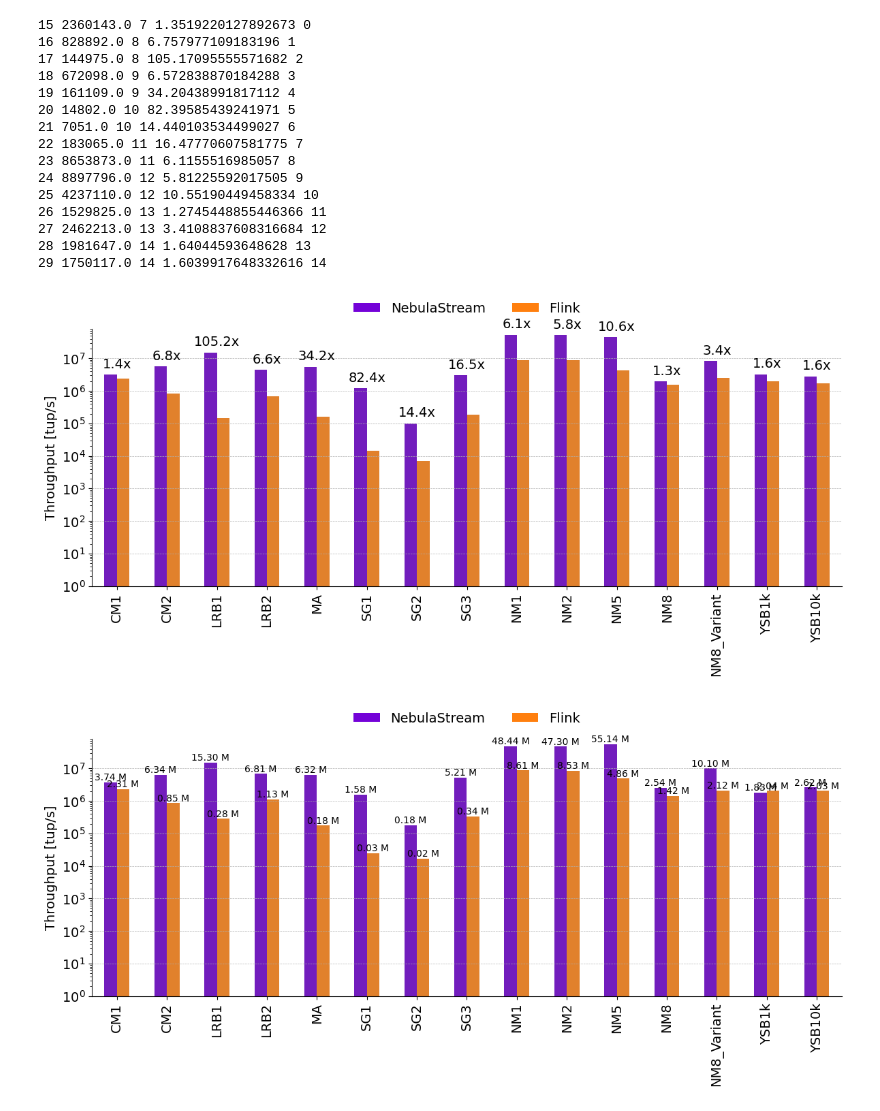
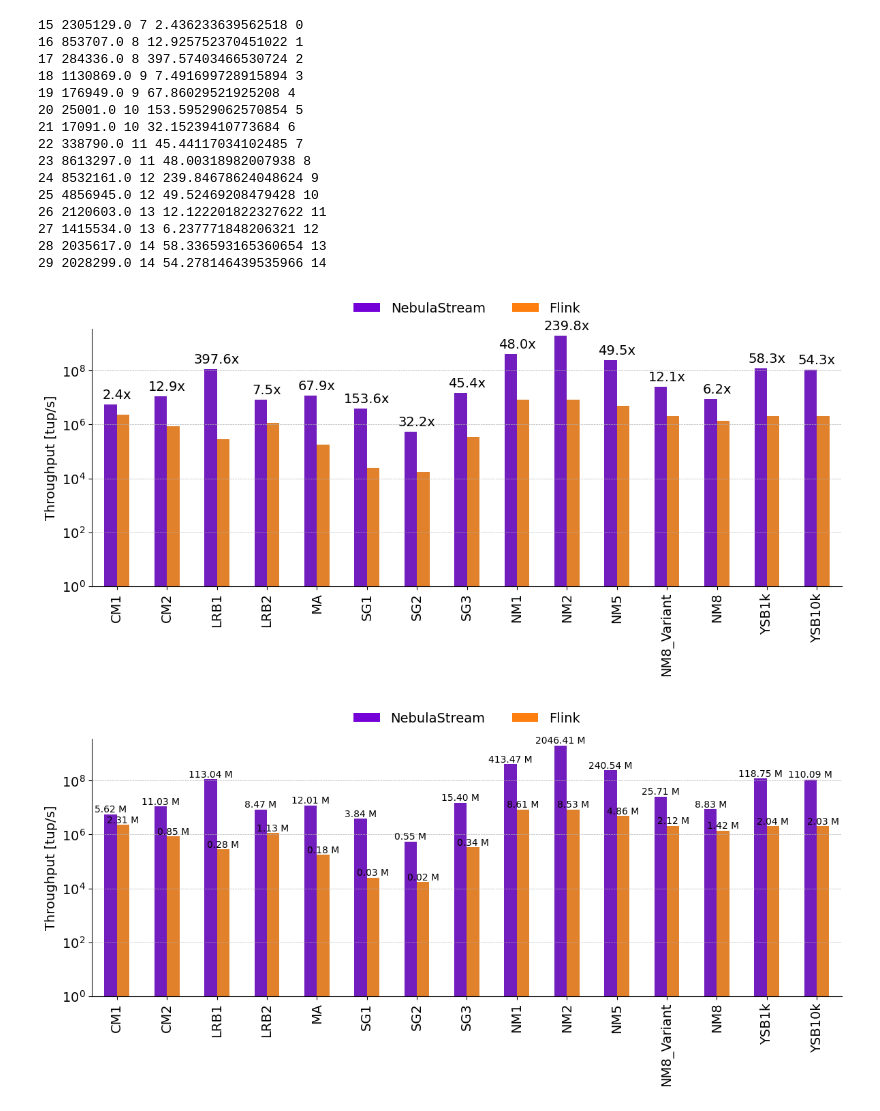
Before and after one commit to keyseven123/engine-statemanagement-paper, a Jupyter notebook: scripts/benchmarking/e2e/plots/SystemComparisonPlots.ipynb, the cells around one changed output. Cells and saved outputs as stored; diff of their text form; code cells hidden in the pictures.

```diff
--- a/scripts/benchmarking/e2e/plots/SystemComparisonPlots.ipynb
+++ b/scripts/benchmarking/e2e/plots/SystemComparisonPlots.ipynb
@@ -43,8 +43,9 @@ df_concatenated
 # %%
-# Filter data for numberOfWorkerThreads == 8
-noThreads = 8
+# Filter data for numberOfWorkerThreads == 16
+noThreads = 16
 df_filtered = df_concatenated[df_concatenated['parallelism'] == noThreads]
 hue_order = ['NebulaStream', 'Flink']
+x_order = ["CM1", "CM2", "LRB1", "LRB2", "MA", "SG1", "SG2", "SG3", "NM1", "NM2", "NM5", "NM8_Variant", "NM8", "YSB1k", "YSB10k"]
 custom_palette = ["#7402d8", "#ff7f0e"]
 legend_handles = [
     Patch(facecolor=custom_palette[0], label='NebulaStream'),
@@ -54,7 +55,7 @@ legend_handles = [
 #df_filtered = df_concatenated
 # Create and save the bar plot
 plt.figure(figsize=(12, 6))
-ax = sns.barplot(data=df_filtered, x='query_name', y='tuplesPerSecond', hue='system', palette=custom_palette, hue_order=hue_order, dodge=0.2, width=0.5)
+ax = sns.barplot(data=df_filtered, x='query_name', y='tuplesPerSecond', hue='system', palette=custom_palette, hue_order=hue_order, order=x_order, dodge=0.2, width=0.5)
 #plt.title(f'Tuples per Second for numberOfWorkerThreads == {noThreads}')
 plt.xticks(rotation=90, fontsize=14)
 plt.xlabel("")
@@ -105,7 +106,7 @@ legend_handles = [
 #df_filtered = df_concatenated
 # Create and save the bar plot
 plt.figure(figsize=(12, 6))
-ax = sns.barplot(data=df_filtered, x='query_name', y='tuplesPerSecond', hue='system', palette=custom_palette, hue_order=hue_order, dodge=0.2, width=0.5)
+ax = sns.barplot(data=df_filtered, x='query_name', y='tuplesPerSecond', hue='system', palette=custom_palette, hue_order=hue_order, order=x_order, dodge=0.2, width=0.5)
 #plt.title(f'Tuples per Second for numberOfWorkerThreads == {noThreads}')
 plt.xticks(rotation=90, fontsize=14)
 plt.xlabel("")
@@ -132,7 +133,7 @@ plt.legend(title='', handles=legend_handles, fontsize=14, title_fontsize=14, lab
     ncol=2,
     frameon=False)
 plt.tight_layout()
-plt.savefig(os.path.join(output_dir, 'system_comparison_abs.pdf'))
+plt.savefig(os.path.join(output_dir, 'system_comparison_listener.pdf'))
 plt.show()
 plt.close()
 # %% [output]
@@ -156,8 +157,9 @@ plt.close()
 # %%
-# Filter data for numberOfWorkerThreads == 8
-noThreads = 8
+# Filter data for numberOfWorkerThreads == 16
+noThreads = 16
 df_filtered = df_concatenated[df_concatenated['parallelism'] == noThreads]
 hue_order = ['NebulaStream', 'Flink']
+x_order = ["CM1", "CM2", "LRB1", "LRB2", "MA", "SG1", "SG2", "SG3", "NM1", "NM2", "NM5", "NM8_Variant", "NM8", "YSB1k", "YSB10k"]
 custom_palette = ["#7402d8", "#ff7f0e"]
 legend_handles = [
     Patch(facecolor=custom_palette[0], label='NebulaStream'),
@@ -167,7 +169,7 @@ legend_handles = [
 #df_filtered = df_concatenated
 # Create and save the bar plot
 plt.figure(figsize=(12, 6))
-ax = sns.barplot(data=df_filtered, x='query_name', y='tuplesPerSecond_e2e', hue='system', palette=custom_palette, hue_order=hue_order, dodge=0.2, width=0.5)
+ax = sns.barplot(data=df_filtered, x='query_name', y='tuplesPerSecond_e2e', hue='system', palette=custom_palette, hue_order=hue_order, order=x_order, dodge=0.2, width=0.5)
 #plt.title(f'Tuples per Second for numberOfWorkerThreads == {noThreads}')
 plt.xticks(rotation=90, fontsize=14)
 plt.xlabel("")
@@ -218,54 +220,54 @@ legend_handles = [
 #df_filtered = df_concatenated
 # Create and save the bar plot
 plt.figure(figsize=(12, 6))
-ax = sns.barplot(data=df_filtered, x='query_name', y='tuplesPerSecond_e2e', hue='system', palette=custom_palette, hue_order=hue_order, dodge=0.2, width=0.5)
+ax = sns.barplot(data=df_filtered, x='query_name', y='tuplesPerSecond_e2e', hue='system', palette=custom_palette, hue_order=hue_order, order=x_order, dodge=0.2, width=0.5)
 #plt.title(f'Tuples per Second for numberOfWorkerThreads == {noThreads}')
 plt.xticks(rotation=90, fontsize=14)
 plt.xlabel("")
 plt.ylabel("Throughput [tup/s]", fontsize=14)
 plt.yticks(fontsize=14)
 plt.yscale('log')
 plt.ylim(1)
 plt.grid(True, which='major', axis='y', linestyle='--', linewidth=0.5)
 
 # Remove top and right spines
 ax.spines['top'].set_visible(False)
 ax.spines['right'].set_visible(False)
 
 # Annotate the bars with values in millions per second
 for p in ax.patches:
     ax.annotate(f'{p.get_height() / 1e6:.2f} M',
                 (p.get_x() + p.get_width() / 2., p.get_height()),
                 ha='center', va='center', xytext=(0, 5),
                 textcoords='offset points')
 
 plt.legend(title='', handles=legend_handles, fontsize=14, title_fontsize=14, labels=hue_order,
     loc='upper center',
     bbox_to_anchor=(0.5, 1.15),
     ncol=2,
     frameon=False)
 plt.tight_layout()
 plt.savefig(os.path.join(output_dir, 'system_comparison_abs.pdf'))
 plt.show()
 plt.close()
 # %% [output]
-15 2360143.0 7 1.3519220127892673 0
-16 828892.0 8 6.757977109183196 1
-17 144975.0 8 105.17095555571682 2
-18 672098.0 9 6.572838870184288 3
-19 161109.0 9 34.20438991817112 4
-20 14802.0 10 82.39585439241971 5
-21 7051.0 10 14.440103534499027 6
-22 183065.0 11 16.47770607581775 7
-23 8653873.0 11 6.1155516985057 8
-24 8897796.0 12 5.81225592017505 9
-25 4237110.0 12 10.55190449458334 10
-26 1529825.0 13 1.2745448855446366 11
-27 2462213.0 13 3.4108837608316684 12
-28 1981647.0 14 1.64044593648628 13
-29 1750117.0 14 1.6039917648332616 14
+15 2305129.0 7 2.436233639562518 0
+16 853707.0 8 12.925752370451022 1
+17 284336.0 8 397.57403466530724 2
+18 1130869.0 9 7.491699728915894 3
+19 176949.0 9 67.86029521925208 4
+20 25001.0 10 153.59529062570854 5
+21 17091.0 10 32.15239410773684 6
+22 338790.0 11 45.44117034102485 7
+23 8613297.0 11 48.00318982007938 8
+24 8532161.0 12 239.84678624048624 9
+25 4856945.0 12 49.52469208479428 10
+26 2120603.0 13 12.122201822327622 11
+27 1415534.0 13 6.237771848206321 12
+28 2035617.0 14 58.336593165360654 13
+29 2028299.0 14 54.278146439535966 14
-[figure, old version]
+[figure, new version]
-[figure, old version]
+[figure, new version]
 # %%
 # Create and save line plots for each query_name
 queries = df_concatenated['query_name'].unique()
```
Also changed, not shown: parts of 3 cells of this notebook, 20 other files.
